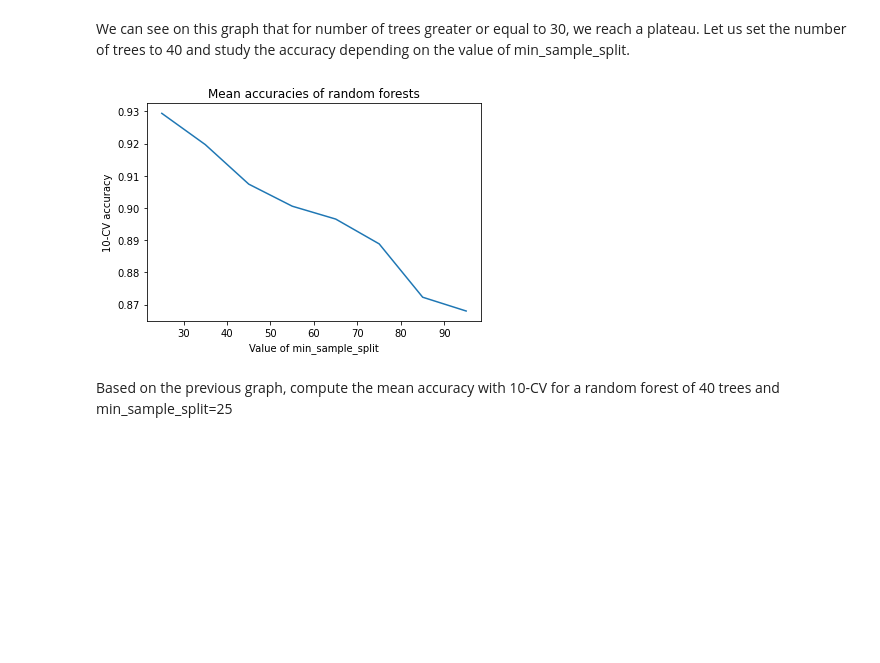
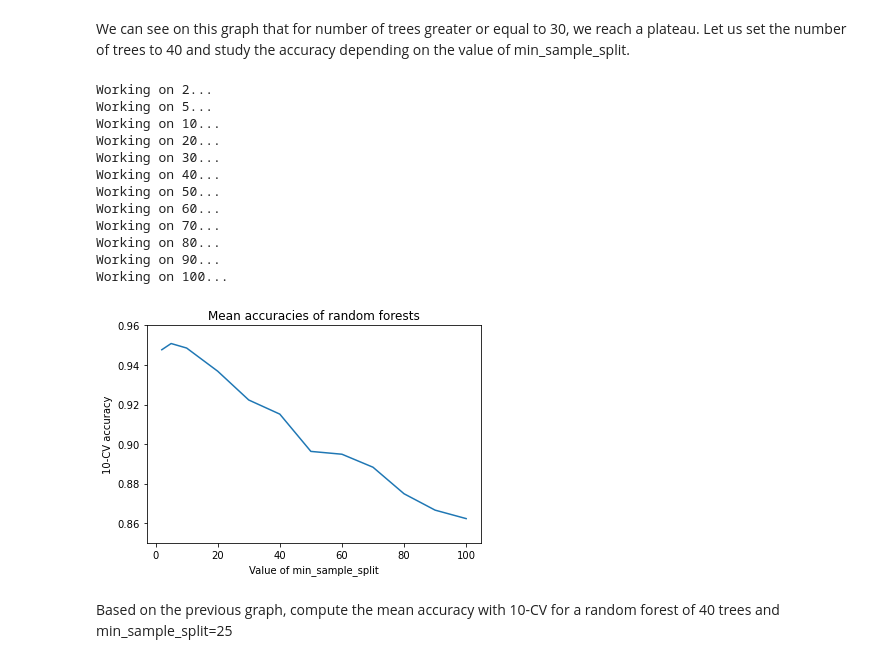
Before and after one commit to OlivierJoris/Activity-prediction-classifier, a Jupyter notebook: iml2021/random_forest.ipynb, the cells around one changed output. Drawn from its saved outputs; the diff is of its cells as text; code cells hidden in the pictures; blank space fills up the shorter version.

```diff
--- a/iml2021/random_forest.ipynb
+++ b/iml2021/random_forest.ipynb
@@ -117,9 +132,11 @@ Study the accuracy of the forest based on the number of trees (min_sample_split
 # %%
-forest_sizes = []
+forest_sizes = [1]
 accuracies = []
-for i in range(1, 201, 10):
+for i in range(10, 201, 10):
     forest_sizes.append(i)
-    forest = RandomForestClassifier(n_estimators=i, min_samples_split=50, n_jobs=-1)
+for size in forest_sizes:
+    print("Working on {}...".format(size))
+    forest = RandomForestClassifier(n_estimators=size, min_samples_split=25, n_jobs=-1, random_state=0)
     scores = cross_val_score(forest, X_train, y_train, cv=10, n_jobs=-1)
     accuracies.append(scores.mean())
 plt.plot(forest_sizes, accuracies)
@@ -133,21 +167,36 @@ plt.show()
 # %% [markdown]
 We can see on this graph that for number of trees greater or equal to 30, we reach a plateau. Let us set the number of trees to 40 and study the accuracy depending on the value of min_sample_split.
 # %%
-mss = []
+mss = [2, 5]
 accuracies = []
-for i in range (25, 100, 10):
+for i in range (10, 101, 10):
     mss.append(i)
-    forest = RandomForestClassifier(n_estimators=40, min_samples_split=i, n_jobs=-1)
+for value in mss:
+    print("Working on {}...".format(value))
+    forest = RandomForestClassifier(n_estimators=40, min_samples_split=value, n_jobs=-1, random_state=0)
     scores = cross_val_score(forest, X_train, y_train, cv=10, n_jobs=-1)
     accuracies.append(scores.mean())
 plt.plot(mss, accuracies)
 plt.title("Mean accuracies of random forests")
 plt.xlabel("Value of min_sample_split")
 plt.ylabel("10-CV accuracy")
+plt.ylim((0.85, 0.96))
 plt.savefig("rf_40_accuracies.png")
 plt.show()
 # %% [output]
+Working on 2...
+Working on 5...
+Working on 10...
+Working on 20...
+Working on 30...
+Working on 40...
+Working on 50...
+Working on 60...
+Working on 70...
+Working on 80...
+Working on 90...
+Working on 100...
-[figure, old version]
+[figure, new version]
 # %% [markdown]
 Based on the previous graph, compute the mean accuracy with 10-CV for a random forest of 40 trees and min_sample_split=25
 # %%
```
Also changed, not shown: parts of 9 cells of this notebook, 4 other files.
